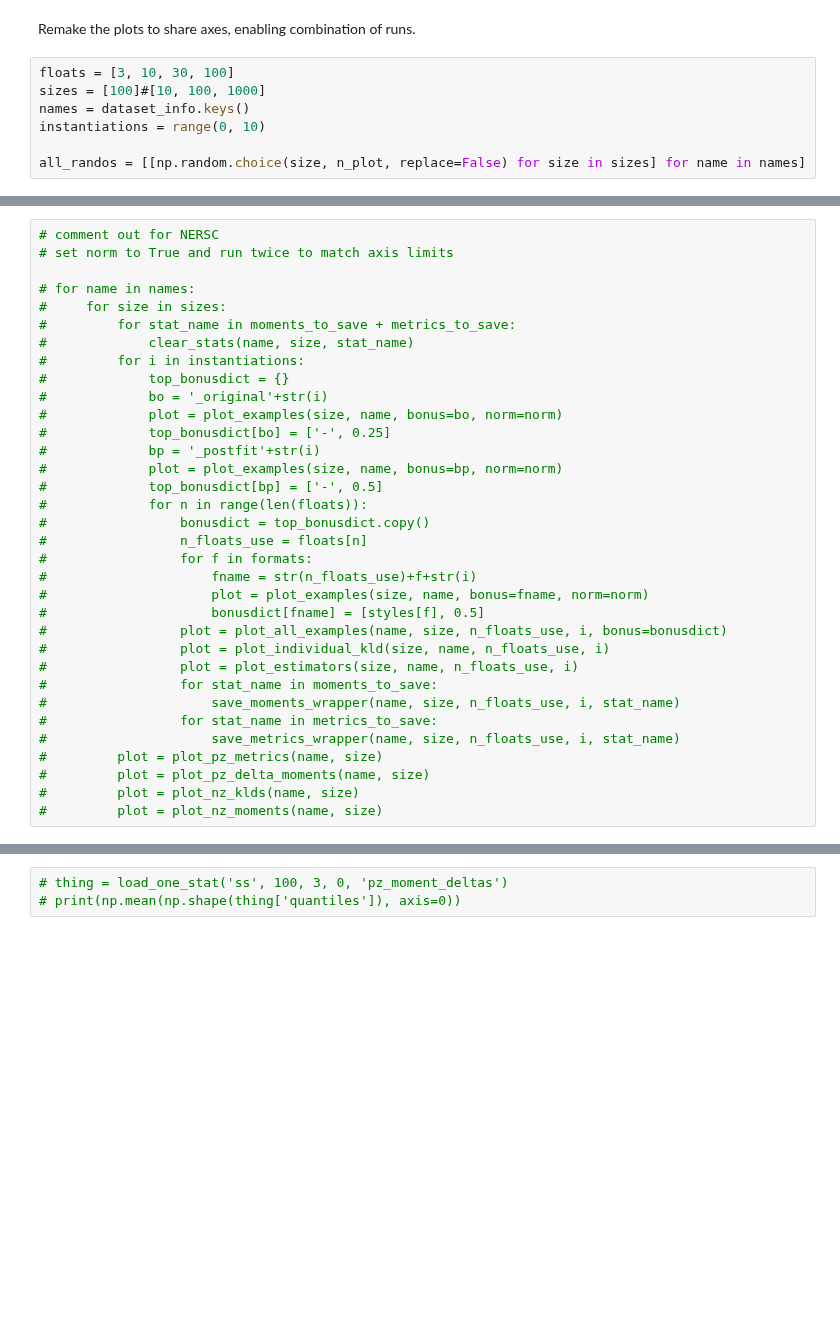
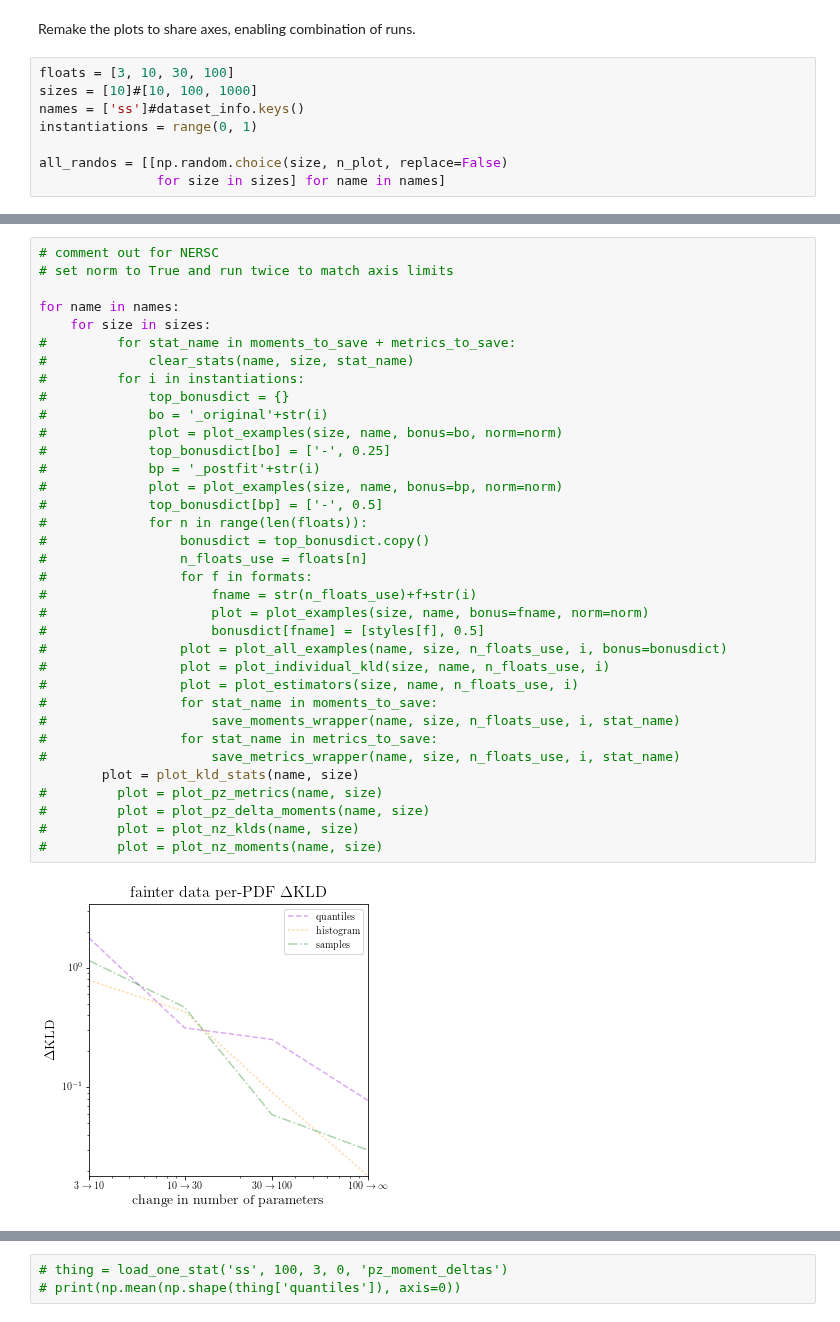
Before and after one commit to aimalz/qp, a Jupyter notebook: docs/desc-0000-qp-photo-z_approximation/research/analysis.ipynb, the cells around one changed output, grey strips where cells are left out. Saved outputs shown, nothing was run; the diff lists cells and outputs as text; blank space fills up the shorter version.

Commit message:
new plot for the paper!

```diff
--- a/docs/desc-0000-qp-photo-z_approximation/research/analysis.ipynb
+++ b/docs/desc-0000-qp-photo-z_approximation/research/analysis.ipynb
@@ -1124,11 +1235,12 @@ print('FINISHED everything in '+str(timeit.default_timer() - global_start))
 Remake the plots to share axes, enabling combination of runs.
 # %%
 floats = [3, 10, 30, 100]
-sizes = [100]#[10, 100, 1000]
-names = dataset_info.keys()
-instantiations = range(0, 10)
+sizes = [10]#[10, 100, 1000]
+names = ['ss']#dataset_info.keys()
+instantiations = range(0, 1)
 
-all_randos = [[np.random.choice(size, n_plot, replace=False) for size in sizes] for name in names]
+all_randos = [[np.random.choice(size, n_plot, replace=False)
+               for size in sizes] for name in names]
 # %%
 #make this a more clever structure, i.e. a dict
 colors = {'quantiles': 'darkviolet', 'histogram': 'darkorange', 'samples': 'g'}
@@ -1165,33 +1279,36 @@ metrics_to_save = ['nz_klds']
 # comment out for NERSC
 # set norm to True and run twice to match axis limits
 
-# for name in names:
-#     for size in sizes:
+for name in names:
+    for size in sizes:
 #         for stat_name in moments_to_save + metrics_to_save:
 #             clear_stats(name, size, stat_name)
 #         for i in instantiations:
 #             top_bonusdict = {}
 #             bo = '_original'+str(i)
 #             plot = plot_examples(size, name, bonus=bo, norm=norm)
 #             top_bonusdict[bo] = ['-', 0.25]
 #             bp = '_postfit'+str(i)
 #             plot = plot_examples(size, name, bonus=bp, norm=norm)
 #             top_bonusdict[bp] = ['-', 0.5]
 #             for n in range(len(floats)):
 #                 bonusdict = top_bonusdict.copy()
 #                 n_floats_use = floats[n]
 #                 for f in formats:
 #                     fname = str(n_floats_use)+f+str(i)
 #                     plot = plot_examples(size, name, bonus=fname, norm=norm)
 #                     bonusdict[fname] = [styles[f], 0.5]
 #                 plot = plot_all_examples(name, size, n_floats_use, i, bonus=bonusdict)
 #                 plot = plot_individual_kld(size, name, n_floats_use, i)
 #                 plot = plot_estimators(size, name, n_floats_use, i)
 #                 for stat_name in moments_to_save:
 #                     save_moments_wrapper(name, size, n_floats_use, i, stat_name)
 #                 for stat_name in metrics_to_save:
 #                     save_metrics_wrapper(name, size, n_floats_use, i, stat_name)
+        plot = plot_kld_stats(name, size)
 #         plot = plot_pz_metrics(name, size)
 #         plot = plot_pz_delta_moments(name, size)
 #         plot = plot_nz_klds(name, size)
 #         plot = plot_nz_moments(name, size)
+# %% [output]
+[figure, added]
```
Also changed, not shown: parts of 11 cells of this notebook.
